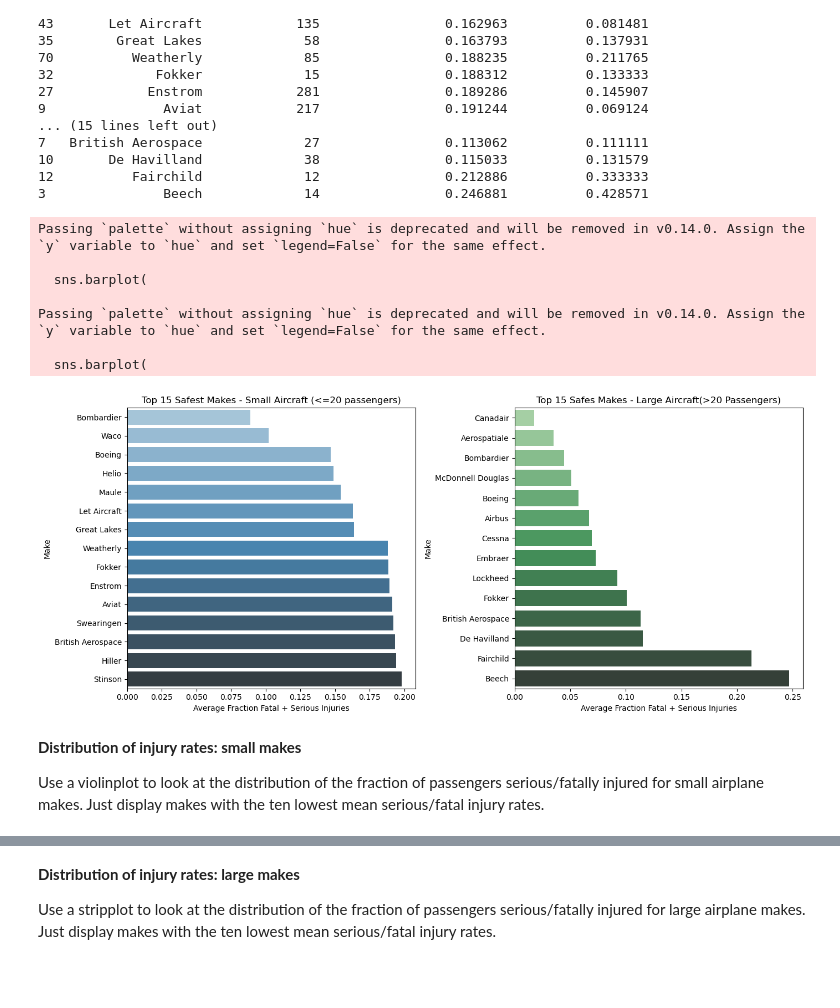
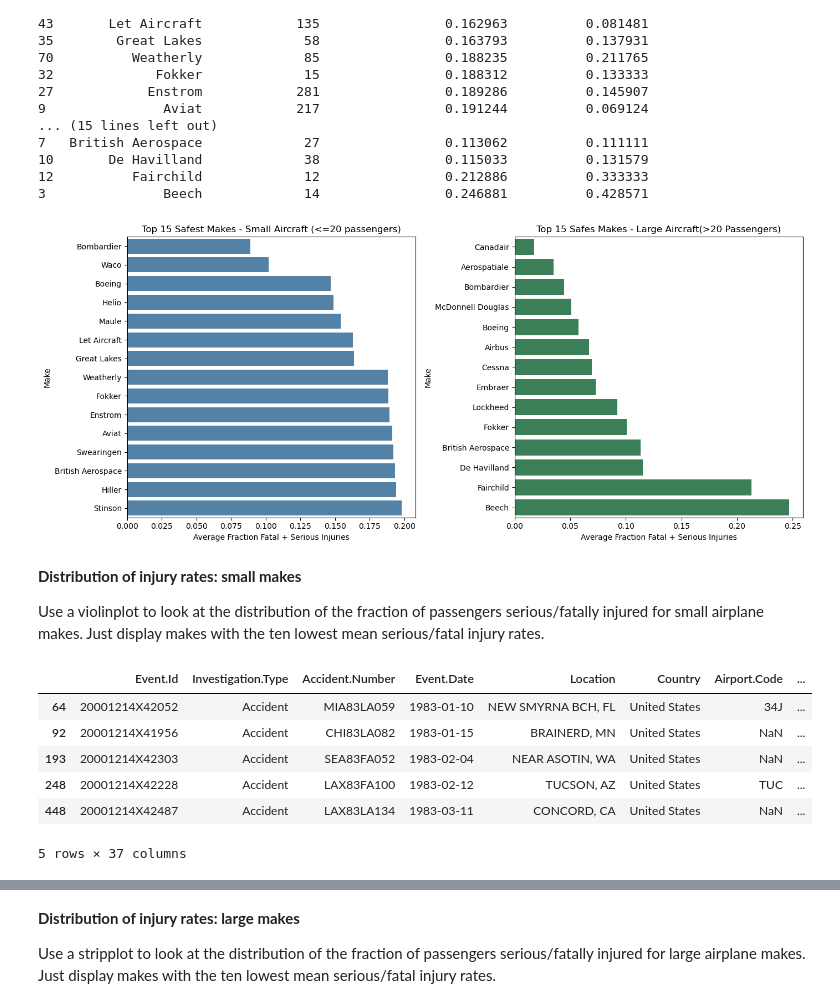
Before and after one commit to alpogi2dmax/dsc-course0-m8-lab, a Jupyter notebook: Aviation_Accidents_Data_Analysis.ipynb, the cells around one changed output, grey strips where cells are left out. Drawn from its saved outputs; the diff is of its cells as text; code cells hidden in the pictures; blank space fills up the shorter version.

```diff
--- a/Aviation_Accidents_Data_Analysis.ipynb
+++ b/Aviation_Accidents_Data_Analysis.ipynb
@@ -87,50 +87,52 @@ print(large_makes_summary)
 # %%
 #Plot side-by-side
 
 plt.figure(figsize=(14,6))
 
 # Small planes
 plt.subplot(1,2,1)
 sns.barplot(
     data=small_makes_summary,
     x='Avg_Frac_Fatal_Serious',
     y='Make',
-    palette='Blues_d',
-    hue=None,
-    dodge=False,
-    legend=False
+    color='steelblue'
 )
 plt.title('Top 15 Safest Makes - Small Aircraft (<=20 passengers)')
 plt.xlabel('Average Fraction Fatal + Serious Injuries')
 plt.ylabel('Make')
 
 # Large Planes
 plt.subplot(1,2,2)
 sns.barplot(
     data=large_makes_summary,
     x='Avg_Frac_Fatal_Serious',
     y='Make',
-    palette='Greens_d',
-    hue=None,
-    dodge=False,
-    legend=False
+    color='seagreen'
 )
 plt.title('Top 15 Safes Makes - Large Aircraft(>20 Passengers)')
 plt.xlabel('Average Fraction Fatal + Serious Injuries')
 plt.ylabel('Make')
 
 plt.tight_layout()
 plt.show()
 # %% [output]
-Passing `palette` without assigning `hue` is deprecated and will be removed in v0.14.0. Assign the `y` variable to `hue` and set `legend=False` for the same effect.
-
-  sns.barplot(
-
-Passing `palette` without assigning `hue` is deprecated and will be removed in v0.14.0. Assign the `y` variable to `hue` and set `legend=False` for the same effect.
-
-  sns.barplot(
-[figure, old version]
+[figure, new version]
 # %% [markdown]
 **Distribution of injury rates: small makes**
 
 Use a violinplot to look at the distribution of the fraction of passengers serious/fatally injured for small airplane makes. Just display makes with the ten lowest mean serious/fatal injury rates.
+# %%
+#Select the 10 safes small makes
+top10_small_makes = small_makes_summary['Make'].head(10).tolist()
+
+top_small_df = small_planes[small_planes['Make'].isin(top10_small_makes)]
+
+top_small_df.head()
+# %% [output]
+|  | Event.Id | Investigation.Type | Accident.Number | Event.Date | Location | Country | Airport.Code | ... |
+| 64 | 20001214X42052 | Accident | MIA83LA059 | 1983-01-10 | NEW SMYRNA BCH, FL | United States | 34J | ... |
+| 92 | 20001214X41956 | Accident | CHI83LA082 | 1983-01-15 | BRAINERD, MN | United States | NaN | ... |
+| 193 | 20001214X42303 | Accident | SEA83FA052 | 1983-02-04 | NEAR ASOTIN, WA | United States | NaN | ... |
+| 248 | 20001214X42228 | Accident | LAX83FA100 | 1983-02-12 | TUCSON, AZ | United States | TUC | ... |
+| 448 | 20001214X42487 | Accident | LAX83LA134 | 1983-03-11 | CONCORD, CA | United States | NaN | ... |
+5 rows × 37 columns
```
Also changed, not shown: parts of 6 cells of this notebook.
